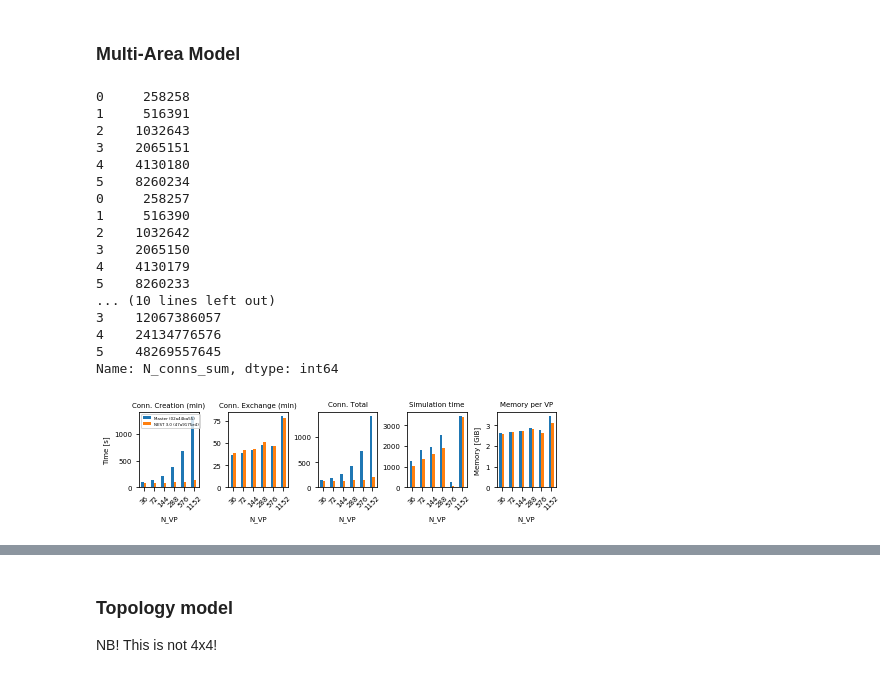
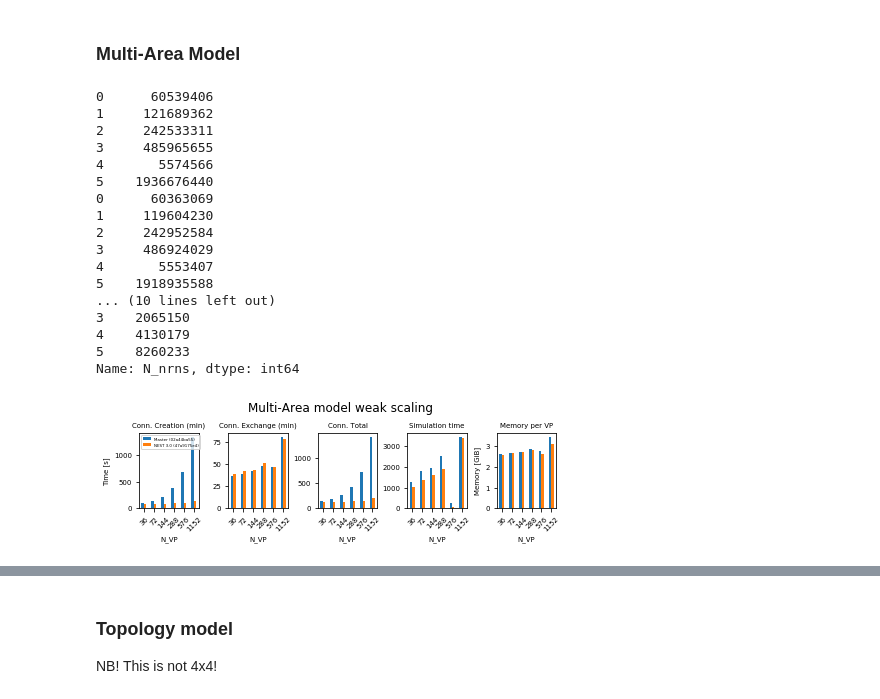
Before and after one commit to INM-6/beNNch, a Jupyter notebook: results/NEST_3_0_benchmark_results/NEST_3_0_benchmarks.ipynb, the cells around one changed output, grey strips where cells are left out. Cells and saved outputs as stored; diff of their text form; code cells hidden in the pictures.

```diff
--- a/results/NEST_3_0_benchmark_results/NEST_3_0_benchmarks.ipynb
+++ b/results/NEST_3_0_benchmark_results/NEST_3_0_benchmarks.ipynb
@@ -75,7 +75,7 @@ def memory_per_connection(df):
     return df
 # %%
 def plot_compare(df, name, values=None, index=None, legend_loc='lower right', rot=45, one_row=True, logy=False,
-                 color=None, plot_T_sim=True, plot_kind='bar'):
+                 color=None, plot_T_sim=True, plot_kind='bar', title=''):
     """Plot times for different cases"""
 
     if not values:
@@ -138,6 +138,9 @@ def plot_compare(df, name, values=None, index=None, legend_loc='lower right', ro
         for ax in axes:
             ax.set_xlabel(index)
 
+    if title:
+        fig.suptitle(title, y=1.2)
+
     fig = plt.gcf()
     fig.savefig(name, bbox_inches='tight')
 
@@ -245,39 +292,42 @@ TypeError: Empty 'DataFrame': no numeric data to plot
 # %%
 MAM_m = pd.read_csv('results/multi-area_model_02a44ba55_daint.csv')
 MAM_m['Case'] = ['Master (02a44ba55)'] * len(MAM_m)
 MAM_3 = pd.read_csv('results/multi-area_model_3_0_47a9175e4_daint.csv')
 MAM_3['Case'] = ['NEST 3.0 (47a9175e4)'] * len(MAM_m)
 
 MAM = pd.concat([MAM_m, MAM_3])
 
 MAM['T_conns_min'] = MAM['T_network_global_min'] + MAM['T_connect_min']
 MAM['T_conns_max'] = MAM['T_network_global_max'] + MAM['T_connect_max']
 
 MAM = calculate_T_conn_and_memory(MAM)
-MAM_p = plot_compare(MAM, 'figures/multi-area_model_weak_scaling.pdf', legend_loc='upper left')
+MAM_p = plot_compare(MAM, 'figures/multi-area_model_weak_scaling.pdf', legend_loc='upper left',
+                     title='Multi-Area model weak scaling')
+MAM_p = plot_compare(MAM, 'figures/multi-area_model_weak_scaling.svg', legend_loc='upper left',
+                     title='Multi-Area model weak scaling')
 
-# print(MAM)
+print(MAM['N_spks_sum'])
 print(MAM['N_nrns'])
-print(MAM['N_conns_sum'])
+#print(MAM['N_conns_sum'])
 # %% [output]
-0     258258
-1     516391
-2    1032643
-3    2065151
-4    4130180
-5    8260234
-0     258257
-1     516390
-2    1032642
+0      60539406
+1     121689362
+2     242533311
+3     485965655
+4       5574566
+5    1936676440
+0      60363069
+1     119604230
+2     242952584
+3     486924029
+4       5553407
+5    1918935588
+... (10 lines left out)
 3    2065150
 4    4130179
 5    8260233
-... (10 lines left out)
-3    12067386057
-4    24134776576
-5    48269557645
-Name: N_conns_sum, dtype: int64
+Name: N_nrns, dtype: int64
-[figure, old version]
+[figure, new version]
 # %%
 MAM_16 = MAM[MAM['NUMBER_OF_NODES']==16]
 
```
Also changed, not shown: parts of 6 cells of this notebook, 12 other files.
